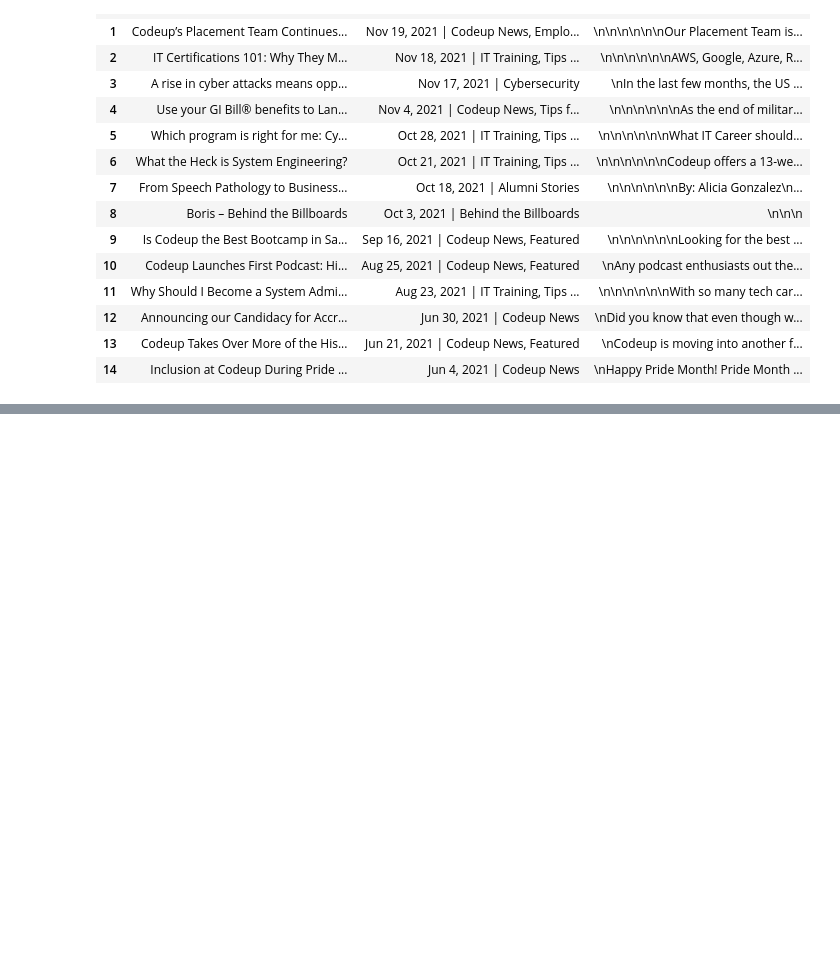
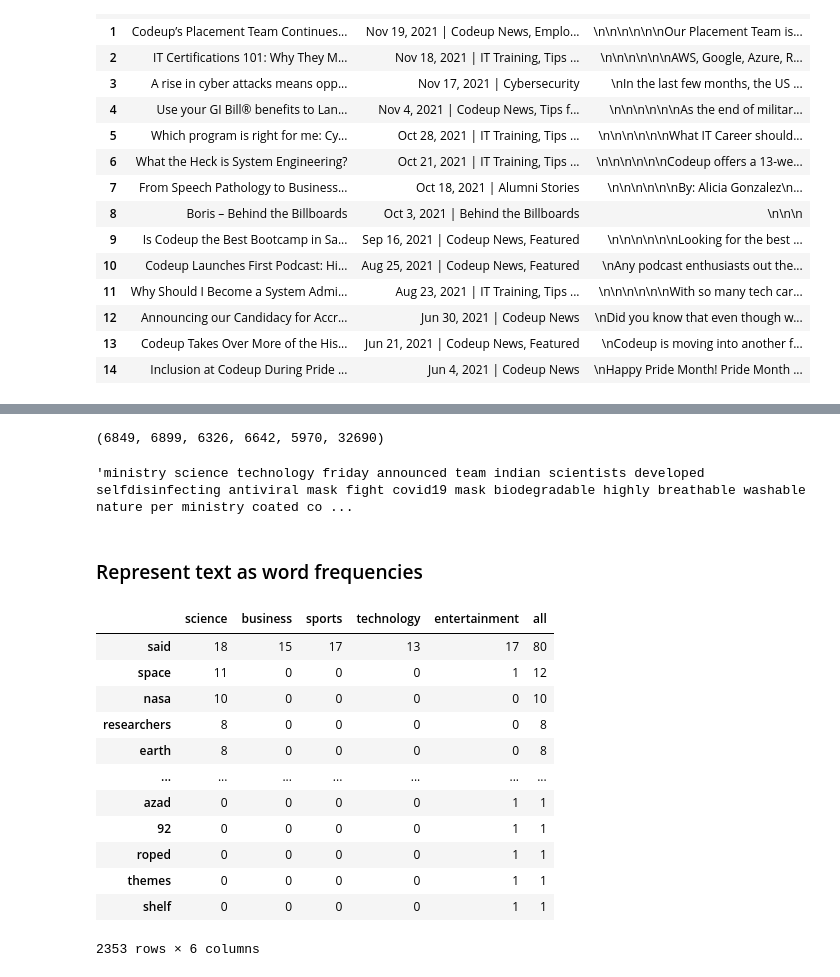
Before and after one commit to brentschriver/natural-language-processing-exercises, a Jupyter notebook: explore.ipynb, the cells around one changed output, grey strips where cells are left out. Drawn from its saved outputs; the diff is of its cells as text; code cells hidden in the pictures; blank space fills up the shorter version.

```diff
--- a/explore.ipynb
+++ b/explore.ipynb
@@ -661,0 +613,10 @@ Text(0.5, 1.0, 'Top 10 Words for Science and Technology')
+# %%
+len(science_words), len(business_words), len(sports_words), len(technology_words), len(entertainment_words), len(all_words)
+# %% [output]
+(6849, 6899, 6326, 6642, 5970, 32690)
+# %%
+science_words
+# %% [output]
+'ministry science technology friday announced team indian scientists developed selfdisinfecting antiviral mask fight covid19 mask biodegradable highly breathable washable nature per ministry coated co ...
+# %% [markdown]
+### Represent text as word frequencies
@@ -661,0 +633,16 @@ Text(0.5, 1.0, 'Top 10 Words for Science and Technology')
+# %%
+word_counts
+# %% [output]
+|  | science | business | sports | technology | entertainment | all |
+| said | 18 | 15 | 17 | 13 | 17 | 80 |
+| space | 11 | 0 | 0 | 0 | 1 | 12 |
+| nasa | 10 | 0 | 0 | 0 | 0 | 10 |
+| researchers | 8 | 0 | 0 | 0 | 0 | 8 |
+| earth | 8 | 0 | 0 | 0 | 0 | 8 |
+| ... | ... | ... | ... | ... | ... | ... |
+| azad | 0 | 0 | 0 | 0 | 1 | 1 |
+| 92 | 0 | 0 | 0 | 0 | 1 | 1 |
+| roped | 0 | 0 | 0 | 0 | 1 | 1 |
+| themes | 0 | 0 | 0 | 0 | 1 | 1 |
+| shelf | 0 | 0 | 0 | 0 | 1 | 1 |
+2353 rows × 6 columns
```
Also changed, not shown: parts of 50 cells of this notebook, 1 other file.
